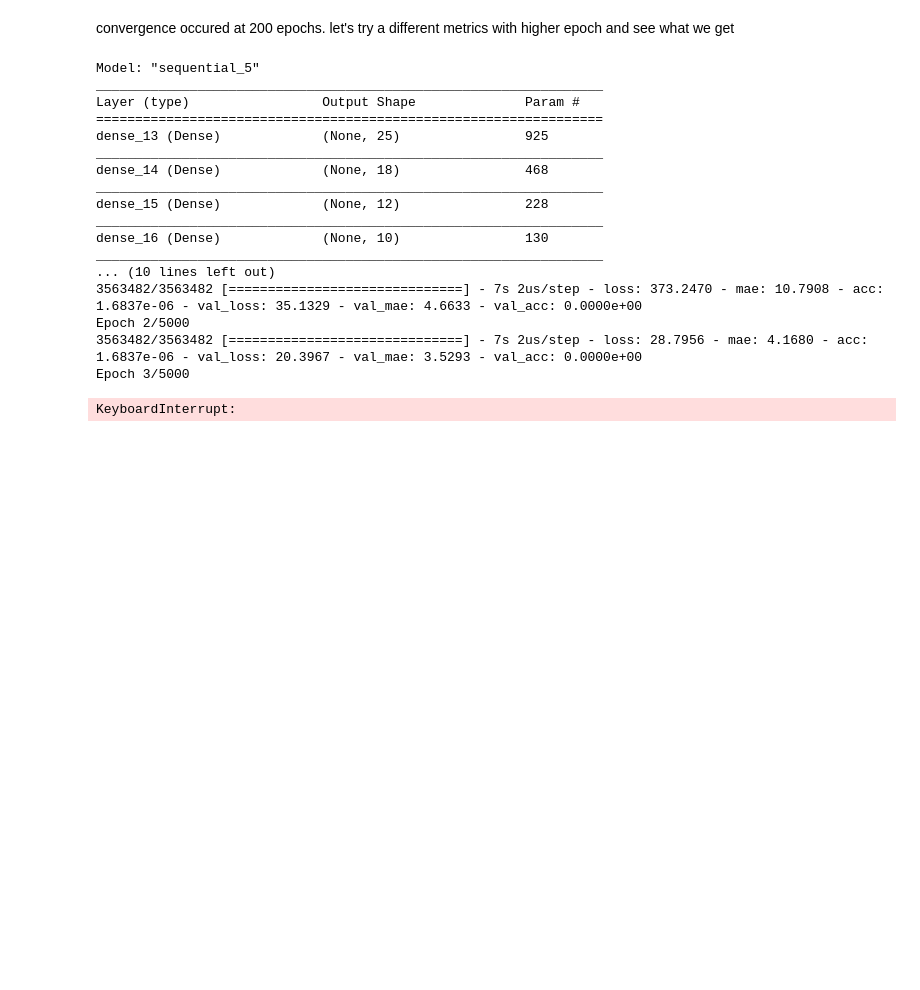
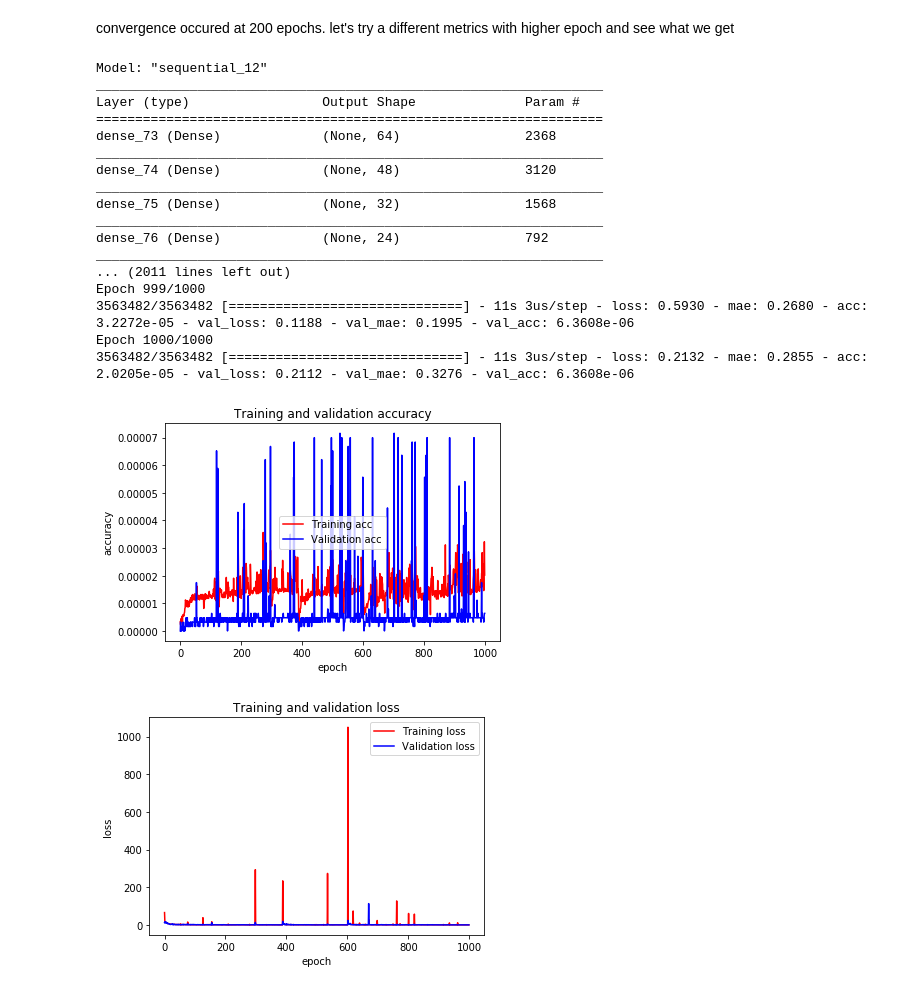
Before and after one commit to imamun93/Molecular_Properties, a Jupyter notebook: SimpleNeuralNetwork.ipynb, the cells around one changed output. Saved outputs shown, nothing was run; the diff lists cells and outputs as text; code cells hidden in the pictures; blank space fills up the shorter version.

Commit message:
leakyrelu
multiple convergence shown.

```diff
--- a/SimpleNeuralNetwork.ipynb
+++ b/SimpleNeuralNetwork.ipynb
@@ -628,6 +628,9 @@ import keras
 leaky=keras.layers.LeakyReLU(alpha=0.3)
 m3 = Sequential()
 m3.add(Dense(64, input_dim=36, activation=leaky))
+m3.add(Dense(48, activation=leaky))
+m3.add(Dense(32, activation=leaky))
+m3.add(Dense(24, activation=leaky))
 m3.add(Dense(18, activation=leaky))
 m3.add(Dense(12, activation=leaky))
 m3.add(Dense(10, activation=leaky))
@@ -635,42 +638,43 @@ m3.add(Dense(8, activation=leaky))
 m3.add(Dense(1, activation='linear'))
 m3.summary()
 m3.compile(optimizer=adadelta, loss='mean_squared_error', metrics=['mae', 'acc'])
-history3= m3.fit(feature_array, target_array, validation_split=0.15, epochs=50000, batch_size=5000)
+history3= m3.fit(feature_array, target_array, validation_split=0.15, epochs=1000, batch_size=5000)
 acc = history3.history['acc']
 val_acc = history3.history['val_acc']
 loss = history3.history['loss']
 val_loss = history3.history['val_loss']
 epochs = range(len(acc))
 plt.plot(epochs, acc, 'r', label='Training acc')
 plt.plot(epochs, val_acc, 'b', label='Validation acc')
 plt.title('Training and validation accuracy')
 plt.ylabel('accuracy')
 plt.xlabel('epoch')
 plt.legend()
 plt.figure()
 plt.plot(epochs, loss, 'r', label='Training loss')
 plt.plot(epochs, val_loss, 'b', label='Validation loss')
 plt.title('Training and validation loss')
 plt.ylabel('loss')
 plt.xlabel('epoch')
 plt.legend()
 plt.show()
 # %% [output]
-Model: "sequential_5"
+Model: "sequential_12"
 _________________________________________________________________
 Layer (type)                 Output Shape              Param #
 =================================================================
-dense_13 (Dense)             (None, 25)                925
+dense_73 (Dense)             (None, 64)                2368
 _________________________________________________________________
-dense_14 (Dense)             (None, 18)                468
+dense_74 (Dense)             (None, 48)                3120
 _________________________________________________________________
-dense_15 (Dense)             (None, 12)                228
+dense_75 (Dense)             (None, 32)                1568
 _________________________________________________________________
-dense_16 (Dense)             (None, 10)                130
+dense_76 (Dense)             (None, 24)                792
 _________________________________________________________________
-... (10 lines left out)
-3563482/3563482 [==============================] - 7s 2us/step - loss: 373.2470 - mae: 10.7908 - acc: 1.6837e-06 - val_loss: 35.1329 - val_mae: 4.6633 - val_acc: 0.0000e+00
-Epoch 2/5000
-3563482/3563482 [==============================] - 7s 2us/step - loss: 28.7956 - mae: 4.1680 - acc: 1.6837e-06 - val_loss: 20.3967 - val_mae: 3.5293 - val_acc: 0.0000e+00
-Epoch 3/5000
+... (2011 lines left out)
+Epoch 999/1000
+3563482/3563482 [==============================] - 11s 3us/step - loss: 0.5930 - mae: 0.2680 - acc: 3.2272e-05 - val_loss: 0.1188 - val_mae: 0.1995 - val_acc: 6.3608e-06
+Epoch 1000/1000
+3563482/3563482 [==============================] - 11s 3us/step - loss: 0.2132 - mae: 0.2855 - acc: 2.0205e-05 - val_loss: 0.2112 - val_mae: 0.3276 - val_acc: 6.3608e-06
-KeyboardInterrupt:
+[figure, added]
+[figure, added]
```
